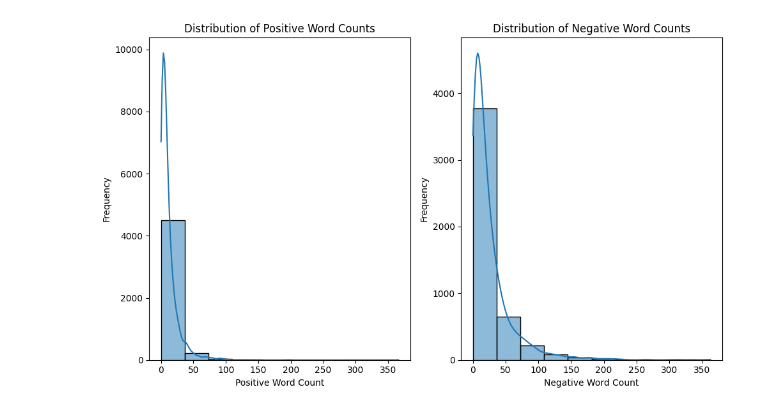
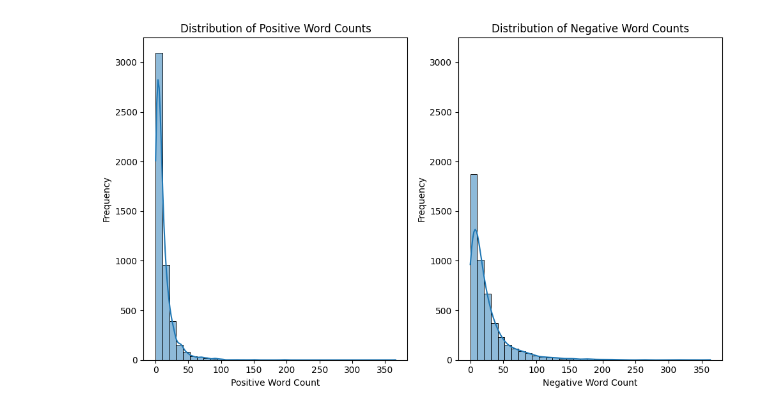
Before and after one commit to doanhieung/hotel-review-sentiment-analysis, a Jupyter notebook: notebook/eda.ipynb, the cells around one changed output. Saved outputs shown, nothing was run; the diff lists cells and outputs as text; code cells hidden in the pictures.

```diff
--- a/notebook/eda.ipynb
+++ b/notebook/eda.ipynb
@@ -59,21 +78,26 @@ plt.show()
 # %%
-# 4. Positive and Negative Word Counts Distribution
+# 3. Positive and Negative Word Counts Distribution
+
 fig, (ax1, ax2) = plt.subplots(1, 2, figsize=(10, 6))
 
 # Positive Word Counts
-sns.histplot(data["Review_Total_Positive_Word_Counts"], bins=10, kde=True, ax=ax1)
+sns.histplot(data["Review_Total_Positive_Word_Counts"], bins=35, kde=True, ax=ax1)
 ax1.set_title("Distribution of Positive Word Counts")
 ax1.set_xlabel("Positive Word Count")
 ax1.set_ylabel("Frequency")
 
 # Negative Word Counts
-sns.histplot(data["Review_Total_Negative_Word_Counts"], bins=10, kde=True, ax=ax2)
+sns.histplot(data["Review_Total_Negative_Word_Counts"], bins=35, kde=True, ax=ax2)
 ax2.set_title("Distribution of Negative Word Counts")
 ax2.set_xlabel("Negative Word Count")
 ax2.set_ylabel("Frequency")
 
+y_max = max(ax1.get_ylim()[1], ax2.get_ylim()[1])
+ax1.set_ylim(0, y_max)
+ax2.set_ylim(0, y_max)
+
 plt.tight_layout()
 plt.show()
 # %% [output]
-[figure, old version]
+[figure, new version]
 # %%
```
Also changed, not shown: parts of 10 cells of this notebook, 6 other files.
